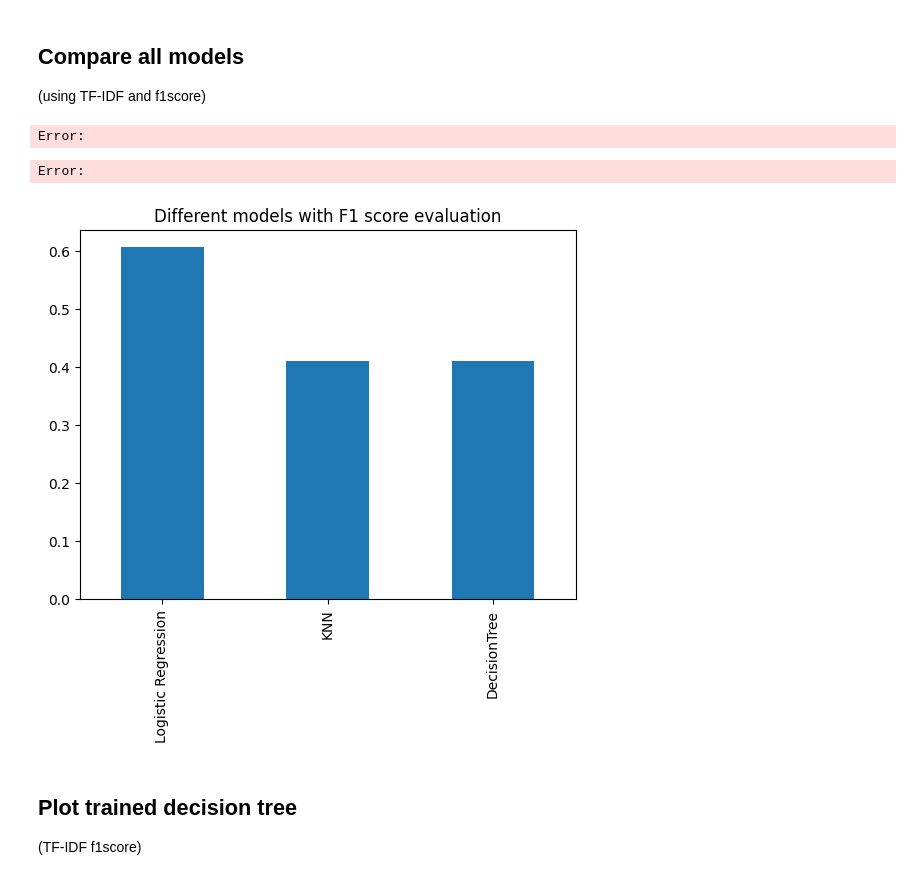
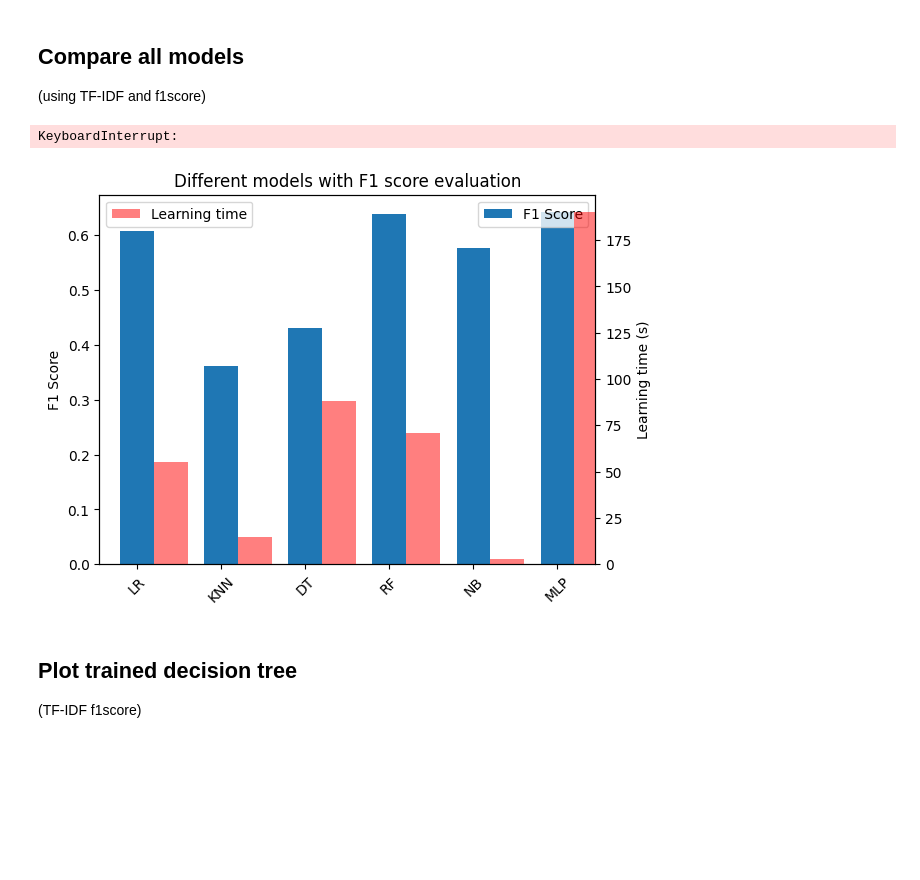
Before and after one commit to PatrykFlama/GameClassifier, a Jupyter notebook: notebooks/plots.ipynb, the cells around one changed output. Drawn from its saved outputs; the diff is of its cells as text; code cells hidden in the pictures; blank space fills up the shorter version.

```diff
--- a/notebooks/plots.ipynb
+++ b/notebooks/plots.ipynb
@@ -89,25 +87,52 @@ model.fit()
 model_names.append("NB")
 evaluations.append(model.evaluate())
 # %%
-tmodel = models.SVM(X, y, evaluation)
-tmodel.fit()
+model = models.SVM(X, y, evaluation)
+model.fit()
 model_names.append("SVM")
-evaluations.append(tmodel.evaluate())
+evaluations.append(model.evaluate())
 # %% [output]
-Error:
+KeyboardInterrupt:
-Error:
 # %%
 model = models.MLP(X, y, evaluation)
 model.fit()
 model_names.append("MLP")
 evaluations.append(model.evaluate())
-# %%
-eval_df = pd.DataFrame(evaluations, index=model_names)
-eval_df.plot(kind='bar', legend=False)
-plt.title('Different models with F1 score evaluation')
-plt.show()
-# %% [output]
-[figure, removed]
+# %%
+learn_times = []
+for i in range(len(model_names)):
+    learn_times.append(0)
+learn_times[model_names.index('LR')] = 55
+learn_times[model_names.index('KNN')] = 15
+learn_times[model_names.index('DT')] = 60 + 28
+learn_times[model_names.index('RF')] = 60 + 11
+learn_times[model_names.index('NB')] = 3
+# learn_times[model_names.index('SVM')] = 60 + 10
+learn_times[model_names.index('MLP')] = 3*60 + 10
+
+
+
+
+eval_df = pd.DataFrame(evaluations, index=model_names)
+fig, ax1 = plt.subplots()
+
+eval_df.plot(kind='bar', legend=False, ax=ax1, position=0, width=0.4)
+ax1.set_ylabel('F1 Score')
+ax1.legend(['F1 Score'], loc='upper right')
+
+ax2 = ax1.twinx()
+ax2.bar(np.arange(len(model_names)) + 0.6, learn_times, alpha=0.5, color='r', width=0.4)
+ax2.set_ylabel('Learning time (s)')
+ax2.legend(['Learning time'], loc='upper left')
+
+ax1.set_xticks(np.arange(len(model_names)) + 0.2)
+ax1.set_xticklabels(model_names, rotation=45)
+
+
+plt.title('Different models with F1 score evaluation')
+plt.show()
+# %% [output]
+[figure, added]
 # %% [markdown]
 ## Plot trained decision tree
 (TF-IDF f1score)
```
Also changed, not shown: parts of 18 cells of this notebook, 4 other files.
